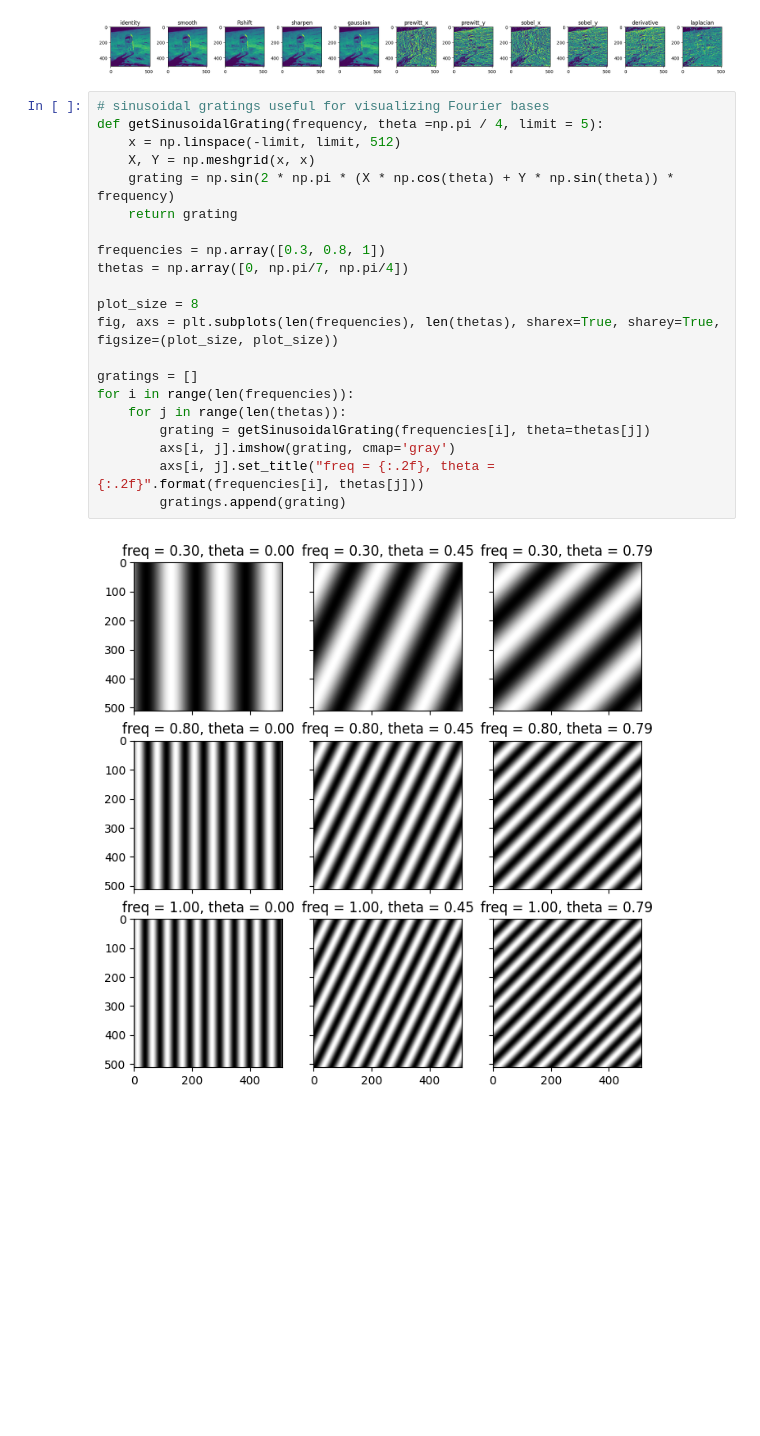
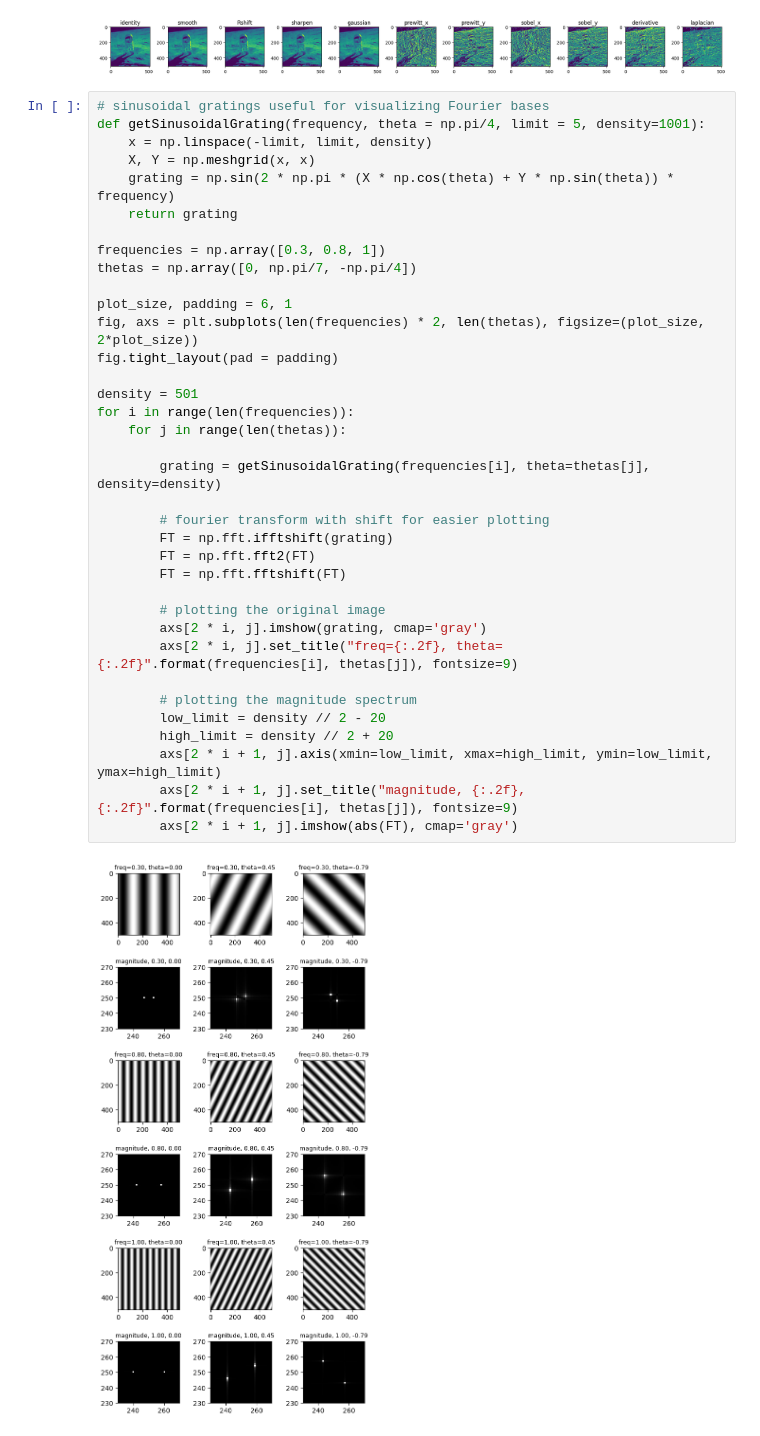
Before and after one commit to JuliuszSyrewicz/fourier, a Jupyter notebook: filters.ipynb, the cells around one changed output. Saved outputs shown, nothing was run; the diff lists cells and outputs as text; blank space fills up the shorter version.

Commit message:
Added charts depicting the magnitude spectrum for images

```diff
--- a/filters.ipynb
+++ b/filters.ipynb
@@ -253,24 +253,39 @@ plt.show()
 [figure]
 # %%
 # sinusoidal gratings useful for visualizing Fourier bases
-def getSinusoidalGrating(frequency, theta =np.pi / 4, limit = 5):
-    x = np.linspace(-limit, limit, 512)
+def getSinusoidalGrating(frequency, theta = np.pi/4, limit = 5, density=1001):
+    x = np.linspace(-limit, limit, density)
     X, Y = np.meshgrid(x, x)
     grating = np.sin(2 * np.pi * (X * np.cos(theta) + Y * np.sin(theta)) * frequency)
     return grating
 
 frequencies = np.array([0.3, 0.8, 1])
-thetas = np.array([0, np.pi/7, np.pi/4])
+thetas = np.array([0, np.pi/7, -np.pi/4])
 
-plot_size = 8
-fig, axs = plt.subplots(len(frequencies), len(thetas), sharex=True, sharey=True, figsize=(plot_size, plot_size))
+plot_size, padding = 6, 1
+fig, axs = plt.subplots(len(frequencies) * 2, len(thetas), figsize=(plot_size, 2*plot_size))
+fig.tight_layout(pad = padding)
 
-gratings = []
+density = 501
 for i in range(len(frequencies)):
     for j in range(len(thetas)):
-        grating = getSinusoidalGrating(frequencies[i], theta=thetas[j])
-        axs[i, j].imshow(grating, cmap='gray')
-        axs[i, j].set_title("freq = {:.2f}, theta = {:.2f}".format(frequencies[i], thetas[j]))
-        gratings.append(grating)
+
+        grating = getSinusoidalGrating(frequencies[i], theta=thetas[j], density=density)
+
+        # fourier transform with shift for easier plotting
+        FT = np.fft.ifftshift(grating)
+        FT = np.fft.fft2(FT)
+        FT = np.fft.fftshift(FT)
+
+        # plotting the original image
+        axs[2 * i, j].imshow(grating, cmap='gray')
+        axs[2 * i, j].set_title("freq={:.2f}, theta={:.2f}".format(frequencies[i], thetas[j]), fontsize=9)
+
+        # plotting the magnitude spectrum
+        low_limit = density // 2 - 20
+        high_limit = density // 2 + 20
+        axs[2 * i + 1, j].axis(xmin=low_limit, xmax=high_limit, ymin=low_limit, ymax=high_limit)
+        axs[2 * i + 1, j].set_title("magnitude, {:.2f}, {:.2f}".format(frequencies[i], thetas[j]), fontsize=9)
+        axs[2 * i + 1, j].imshow(abs(FT), cmap='gray')
 # %% [output]
-[figure, old version]
+[figure, new version]
```
Also changed, not shown: parts of 2 cells of this notebook.
